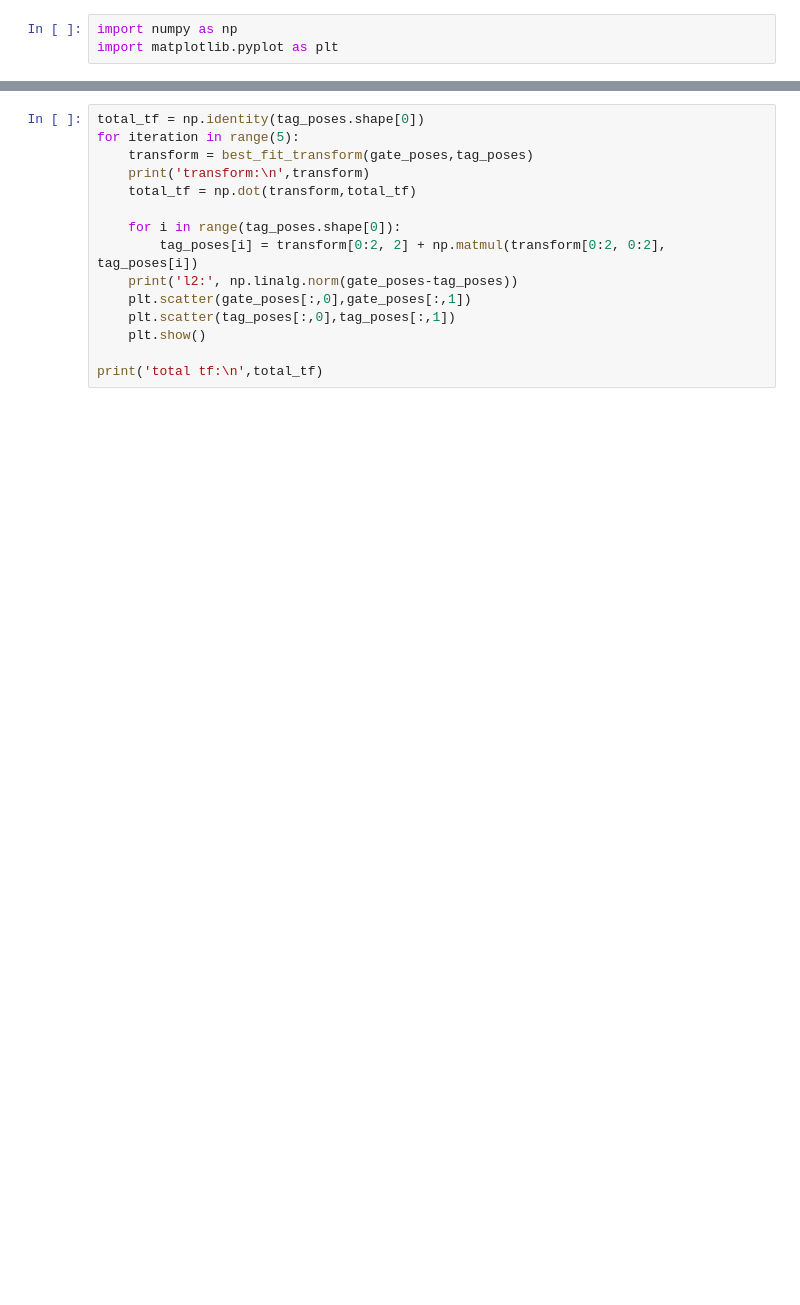
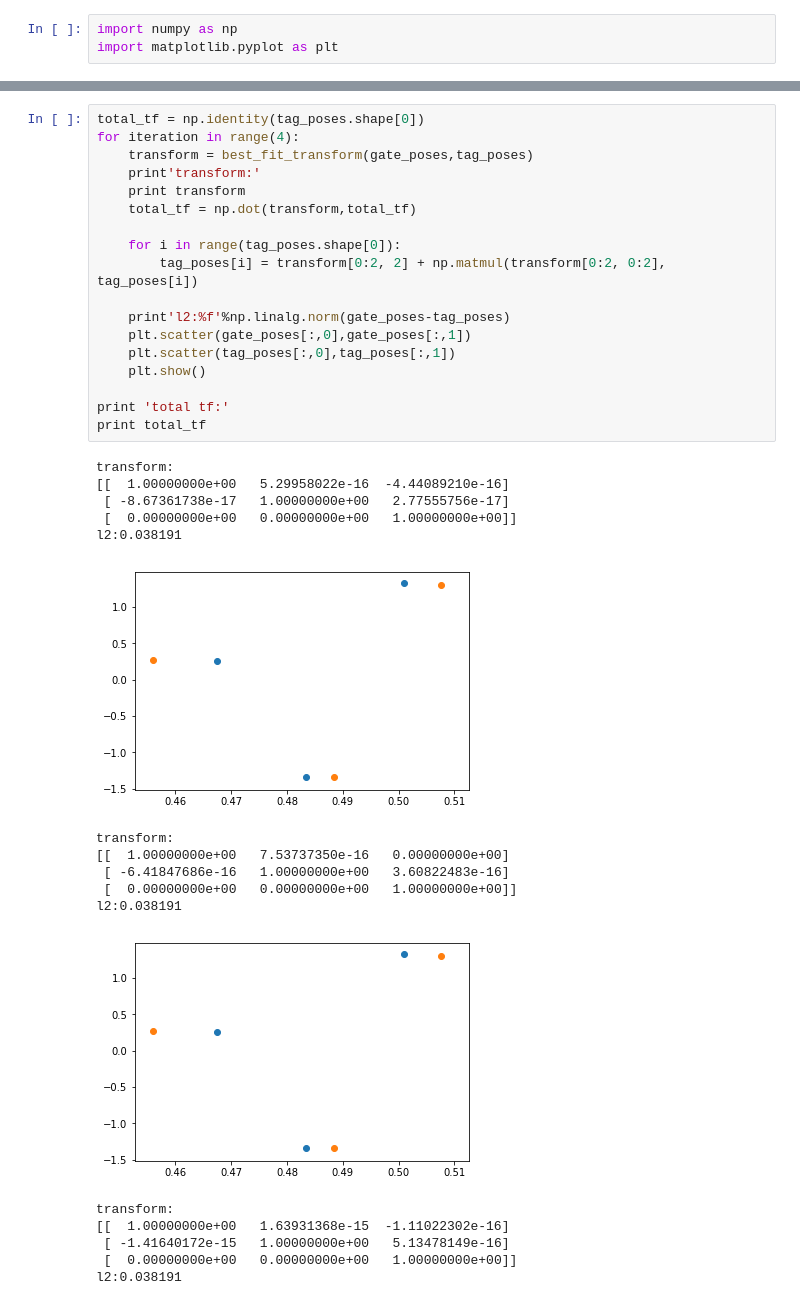
Before and after one commit to OpenPPAT/HCC-Lab-2020, a Jupyter notebook: 03-ICP-apriltag-gate/catkin_ws/src/icp/src/icp-2d.ipynb, the cells around one changed output, grey strips where cells are left out. Drawn from its saved outputs; the diff is of its cells as text; blank space fills up the shorter version.

```diff
--- a/03-ICP-apriltag-gate/catkin_ws/src/icp/src/icp-2d.ipynb
+++ b/03-ICP-apriltag-gate/catkin_ws/src/icp/src/icp-2d.ipynb
@@ -53,15 +133,36 @@ def best_fit_transform( model, target):
 # %%
 total_tf = np.identity(tag_poses.shape[0])
-for iteration in range(5):
+for iteration in range(4):
     transform = best_fit_transform(gate_poses,tag_poses)
-    print('transform:\n',transform)
+    print'transform:'
+    print transform
     total_tf = np.dot(transform,total_tf)
 
     for i in range(tag_poses.shape[0]):
         tag_poses[i] = transform[0:2, 2] + np.matmul(transform[0:2, 0:2], tag_poses[i])
-    print('l2:', np.linalg.norm(gate_poses-tag_poses))
+
+    print'l2:%f'%np.linalg.norm(gate_poses-tag_poses)
     plt.scatter(gate_poses[:,0],gate_poses[:,1])
     plt.scatter(tag_poses[:,0],tag_poses[:,1])
     plt.show()
 
-print('total tf:\n',total_tf)
+print 'total tf:'
+print total_tf
+# %% [output]
+transform:
+[[  1.00000000e+00   5.29958022e-16  -4.44089210e-16]
+ [ -8.67361738e-17   1.00000000e+00   2.77555756e-17]
+ [  0.00000000e+00   0.00000000e+00   1.00000000e+00]]
+l2:0.038191
+[figure, added]
+transform:
+[[  1.00000000e+00   7.53737350e-16   0.00000000e+00]
+ [ -6.41847686e-16   1.00000000e+00   3.60822483e-16]
+ [  0.00000000e+00   0.00000000e+00   1.00000000e+00]]
+l2:0.038191
+[figure, added]
+transform:
+[[  1.00000000e+00   1.63931368e-15  -1.11022302e-16]
+ [ -1.41640172e-15   1.00000000e+00   5.13478149e-16]
+ [  0.00000000e+00   0.00000000e+00   1.00000000e+00]]
+l2:0.038191
```
Also changed, not shown: parts of 21 cells of this notebook, 3 other files.
